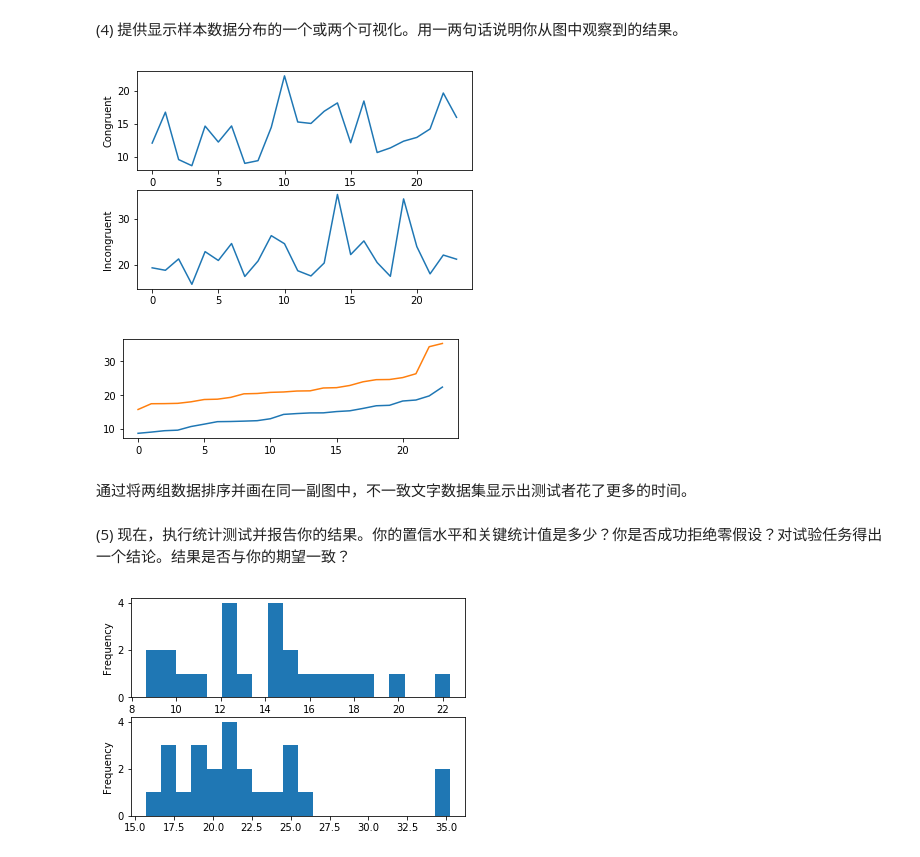
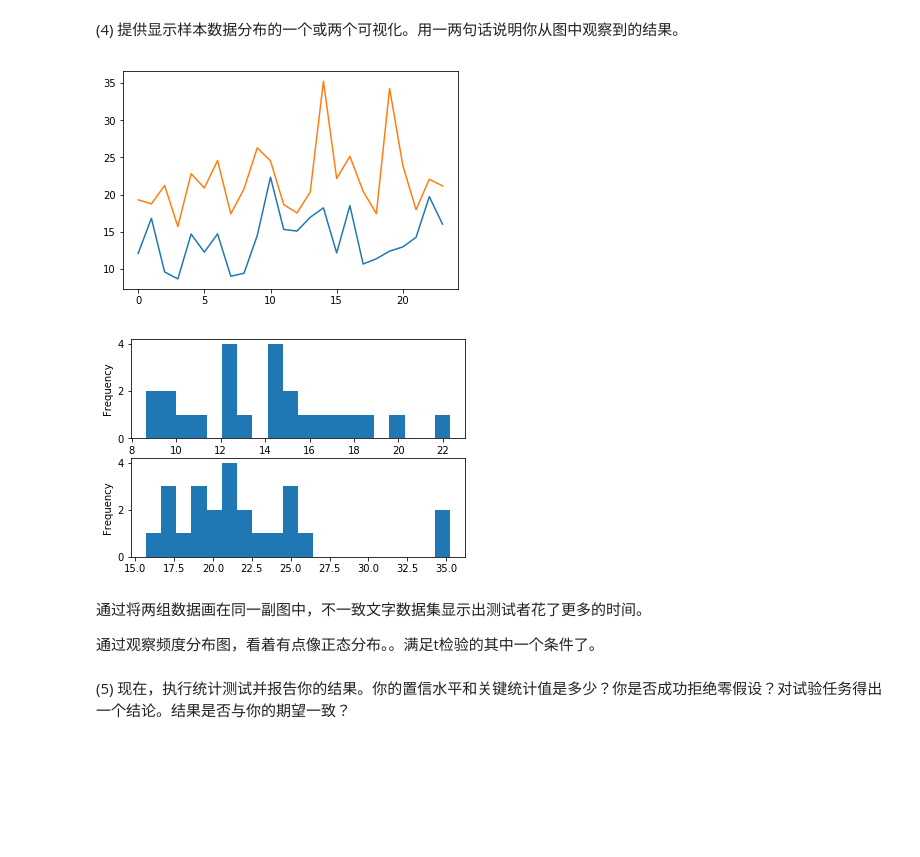
Before and after one commit to weaming/data-analysis, a Jupyter notebook: lesson1/Test+a+Perceptual+Phenomenon+zh.ipynb, the cells around one changed output. Saved outputs shown, nothing was run; the diff lists cells and outputs as text; code cells hidden in the pictures; blank space fills up the shorter version.

```diff
--- a/lesson1/Test+a+Perceptual+Phenomenon+zh.ipynb
+++ b/lesson1/Test+a+Perceptual+Phenomenon+zh.ipynb
@@ -81,42 +91,26 @@ a.describe(), b.describe()
 # %%
 # 在这里创建可视化图表
 import matplotlib.pyplot as plt
 
 plt.figure(1)
-plt.subplot(211)
 plt.plot(a)
-plt.ylabel("Congruent")
-
-plt.subplot(212)
 plt.plot(b)
-plt.ylabel("Incongruent")
-
 plt.show()
 
 plt.figure(2)
 plt.subplot(211)
-plt.plot(list(a.sort_values()))
+a.plot.hist(bins=20)
 
-#plt.subplot(212)
-plt.plot(list(b.sort_values()))
-
-
+plt.subplot(212)
+b.plot.hist(bins=20)
 plt.show()
 # %% [output]
-[figure, old version]
+[figure, new version]
-[figure, old version]
+[figure, new version]
-# %% [markdown]
-通过将两组数据排序并画在同一副图中，不一致文字数据集显示出测试者花了更多的时间。
+# %% [markdown]
+通过将两组数据画在同一副图中，不一致文字数据集显示出测试者花了更多的时间。
+
+通过观察频度分布图，看着有点像正态分布。。满足t检验的其中一个条件了。
 # %% [markdown]
 (5) 现在，执行统计测试并报告你的结果。你的置信水平和关键统计值是多少？你是否成功拒绝零假设？对试验任务得出一个结论。结果是否与你的期望一致？
-# %%
-# 在这里执行统计检验
-plt.subplot(211)
-a.plot.hist(bins=20)
-
-plt.subplot(212)
-b.plot.hist(bins=20)
-plt.show()
-# %% [output]
-[figure, removed]
 # %% [markdown]
```
Also changed, not shown: parts of 11 cells of this notebook.
